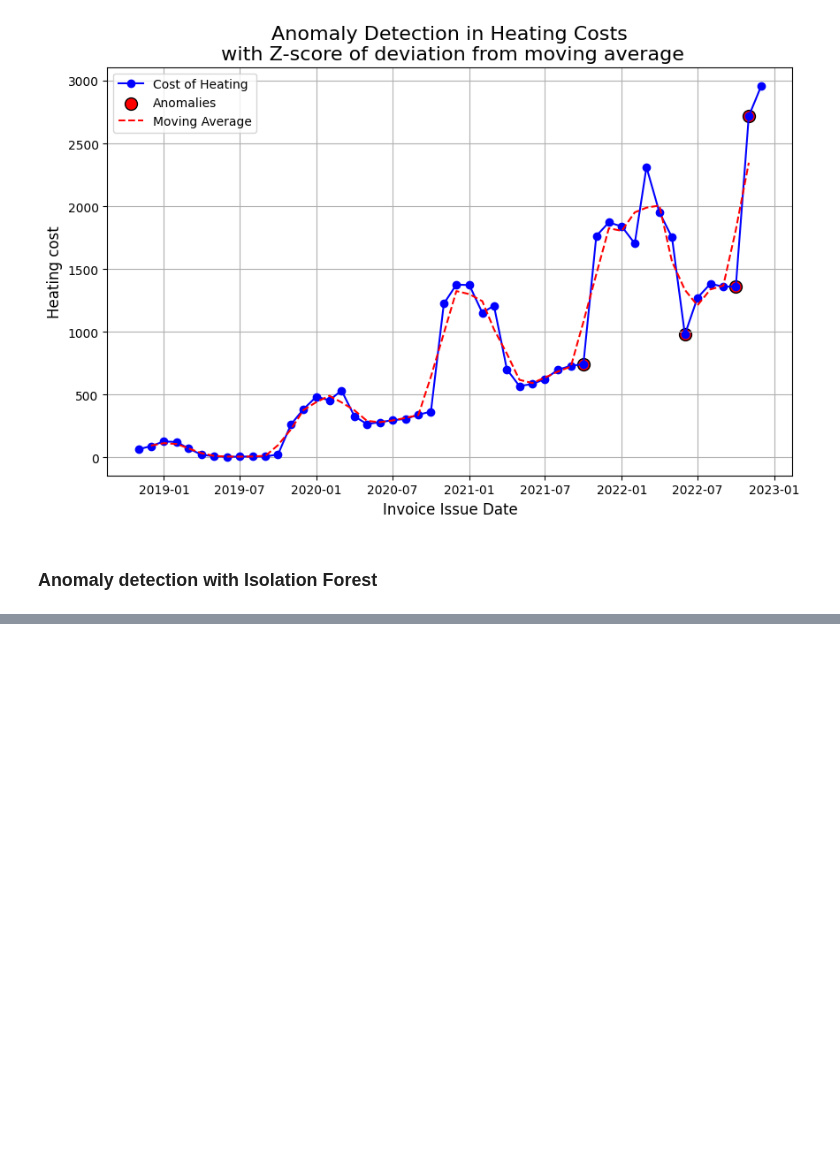
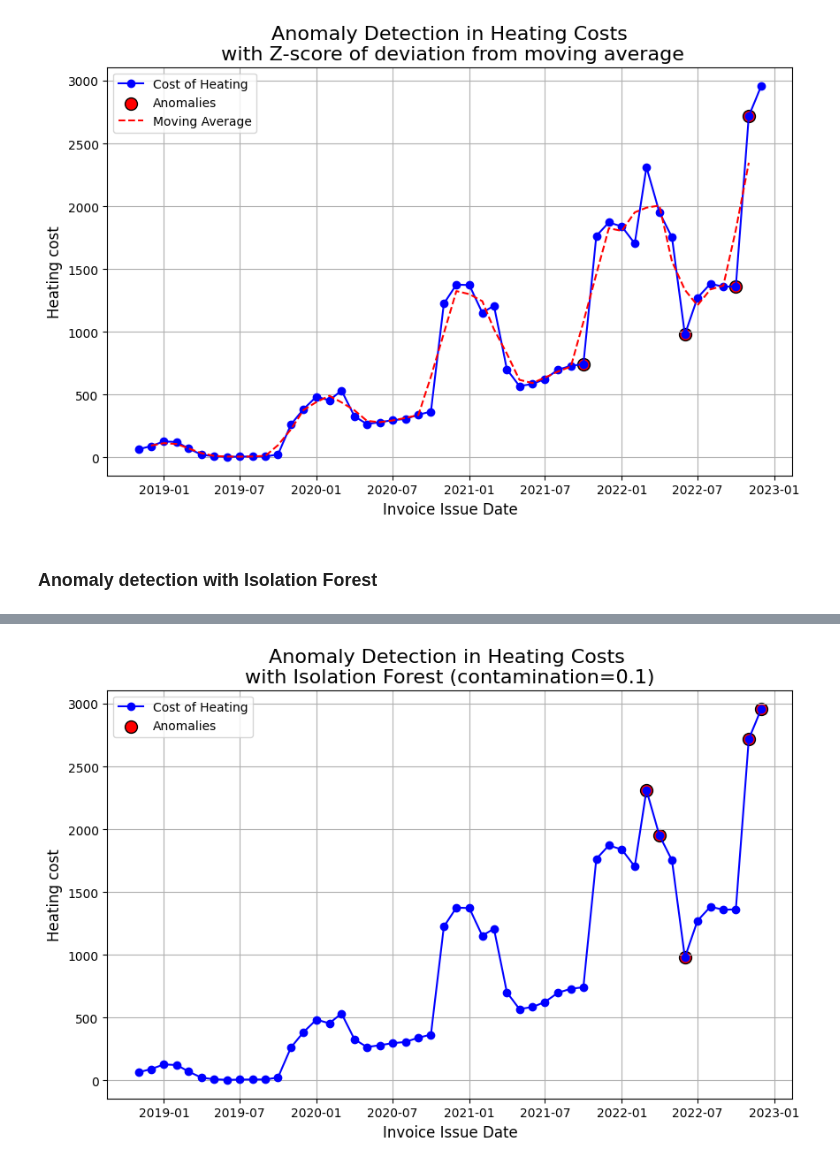
Before and after one commit to MKastek/time-series-notes, a Jupyter notebook: cost_of_heating_time_series.ipynb, the cells around one changed output, grey strips where cells are left out. Cells and saved outputs as stored; diff of their text form; code cells hidden in the pictures; blank space fills up the shorter version.

```diff
--- a/cost_of_heating_time_series.ipynb
+++ b/cost_of_heating_time_series.ipynb
@@ -501,0 +349,4 @@ plt.show()
+# %%
+plot_anomalies(predictate_isolation_forest, 'Anomaly Detection in Heating Costs \nwith Isolation Forest (contamination=0.1)')
+# %% [output]
+[figure, added]
```
Also changed, not shown: parts of 18 cells of this notebook.
